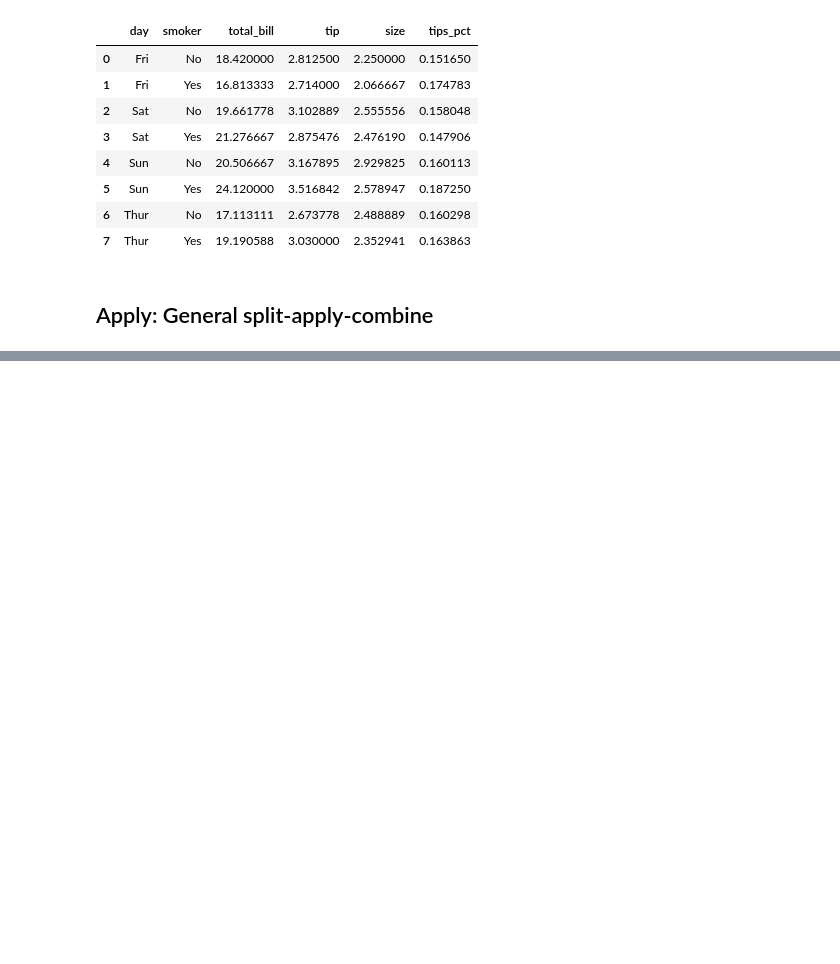
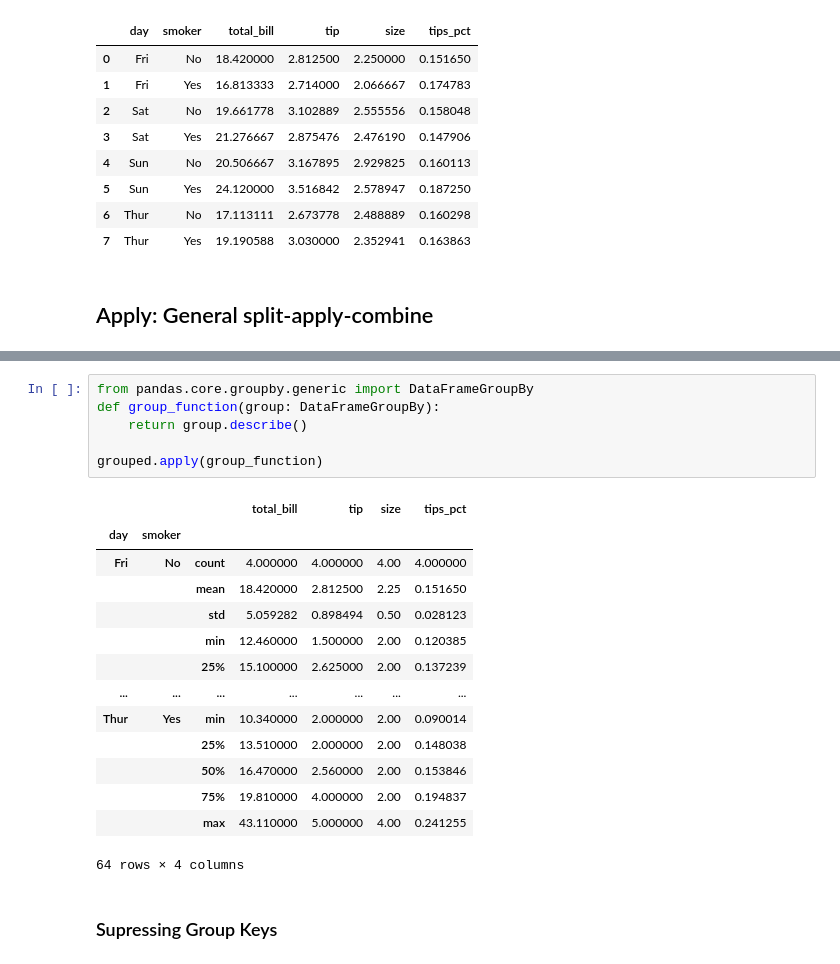
Before and after one commit to william-barros-costa/data_science_basic_knowledge, a Jupyter notebook: 7_data_aggregation/chapter.ipynb, the cells around one changed output, grey strips where cells are left out. Cells and saved outputs as stored; diff of their text form; blank space fills up the shorter version.

```diff
--- a/7_data_aggregation/chapter.ipynb
+++ b/7_data_aggregation/chapter.ipynb
@@ -435,0 +507,23 @@ tips.groupby(['day', 'smoker'], as_index=False).mean()
+# %%
+from pandas.core.groupby.generic import DataFrameGroupBy
+def group_function(group: DataFrameGroupBy):
+    return group.describe()
+
+grouped.apply(group_function)
+# %% [output]
+|  |  |  | total_bill | tip | size | tips_pct |
+| day | smoker |  |  |  |  |  |
+| Fri | No | count | 4.000000 | 4.000000 | 4.00 | 4.000000 |
+|  |  | mean | 18.420000 | 2.812500 | 2.25 | 0.151650 |
+|  |  | std | 5.059282 | 0.898494 | 0.50 | 0.028123 |
+|  |  | min | 12.460000 | 1.500000 | 2.00 | 0.120385 |
+|  |  | 25% | 15.100000 | 2.625000 | 2.00 | 0.137239 |
+| ... | ... | ... | ... | ... | ... | ... |
+| Thur | Yes | min | 10.340000 | 2.000000 | 2.00 | 0.090014 |
+|  |  | 25% | 13.510000 | 2.000000 | 2.00 | 0.148038 |
+|  |  | 50% | 16.470000 | 2.560000 | 2.00 | 0.153846 |
+|  |  | 75% | 19.810000 | 4.000000 | 2.00 | 0.194837 |
+|  |  | max | 43.110000 | 5.000000 | 4.00 | 0.241255 |
+64 rows × 4 columns
+# %% [markdown]
+### Supressing Group Keys
```
Also changed, not shown: parts of 70 cells of this notebook, 2 other files.
